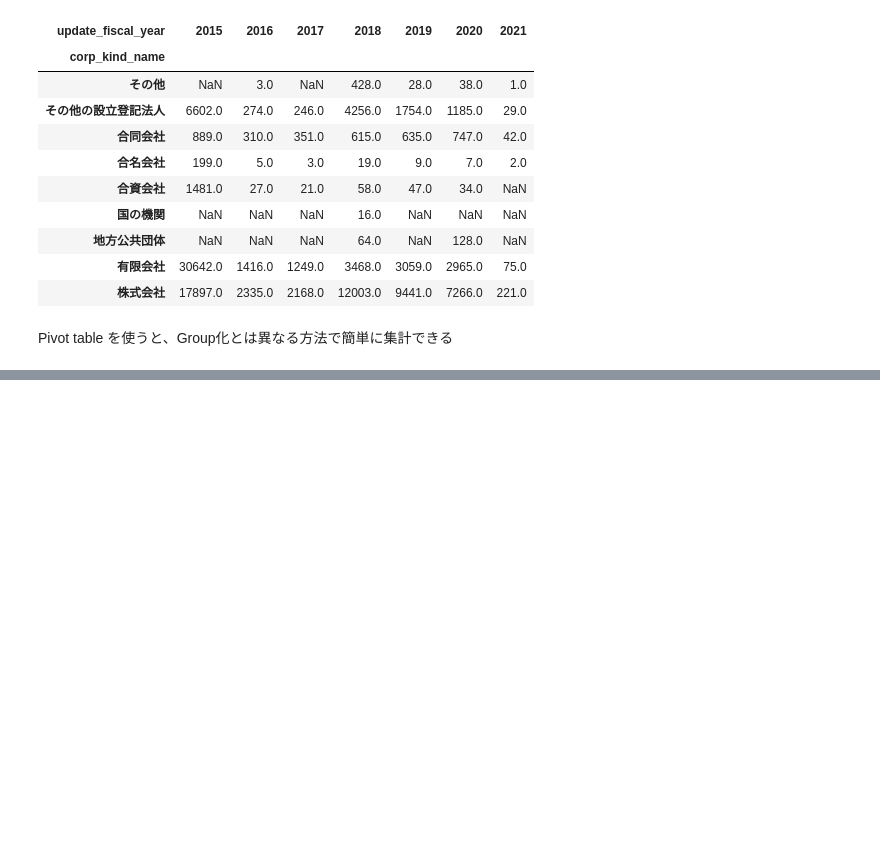
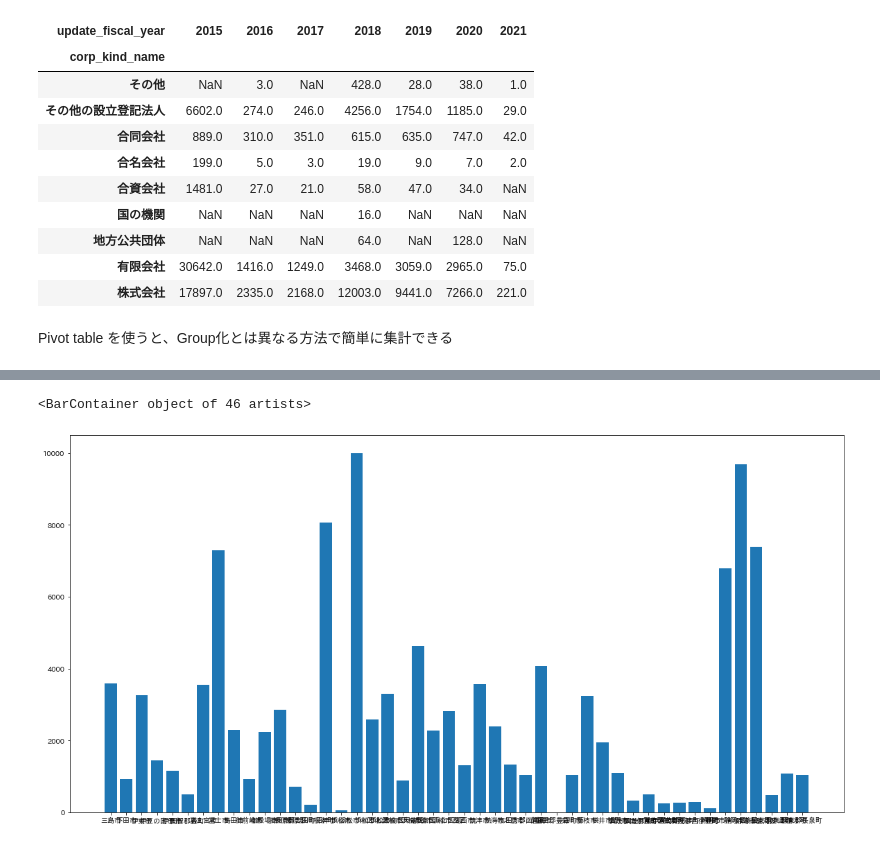
Before and after one commit to 1024xx4/100_Data_processing--visualization, a Jupyter notebook: structured_data.ipynb, the cells around one changed output, grey strips where cells are left out. Saved outputs shown, nothing was run; the diff lists cells and outputs as text; code cells hidden in the pictures; blank space fills up the shorter version.

```diff
--- a/structured_data.ipynb
+++ b/structured_data.ipynb
@@ -971,0 +997,7 @@ Pivot table を使うと、Group化とは異なる方法で簡単に集計でき
+# %%
+# 表示Size を変更した棒Graph
+plt.figure(figsize=(20, 10))
+plt.bar(x, y)
+# %% [output]
+<BarContainer object of 46 artists>
+[figure, added]
```
Also changed, not shown: parts of 5 cells of this notebook, 1 other file.
